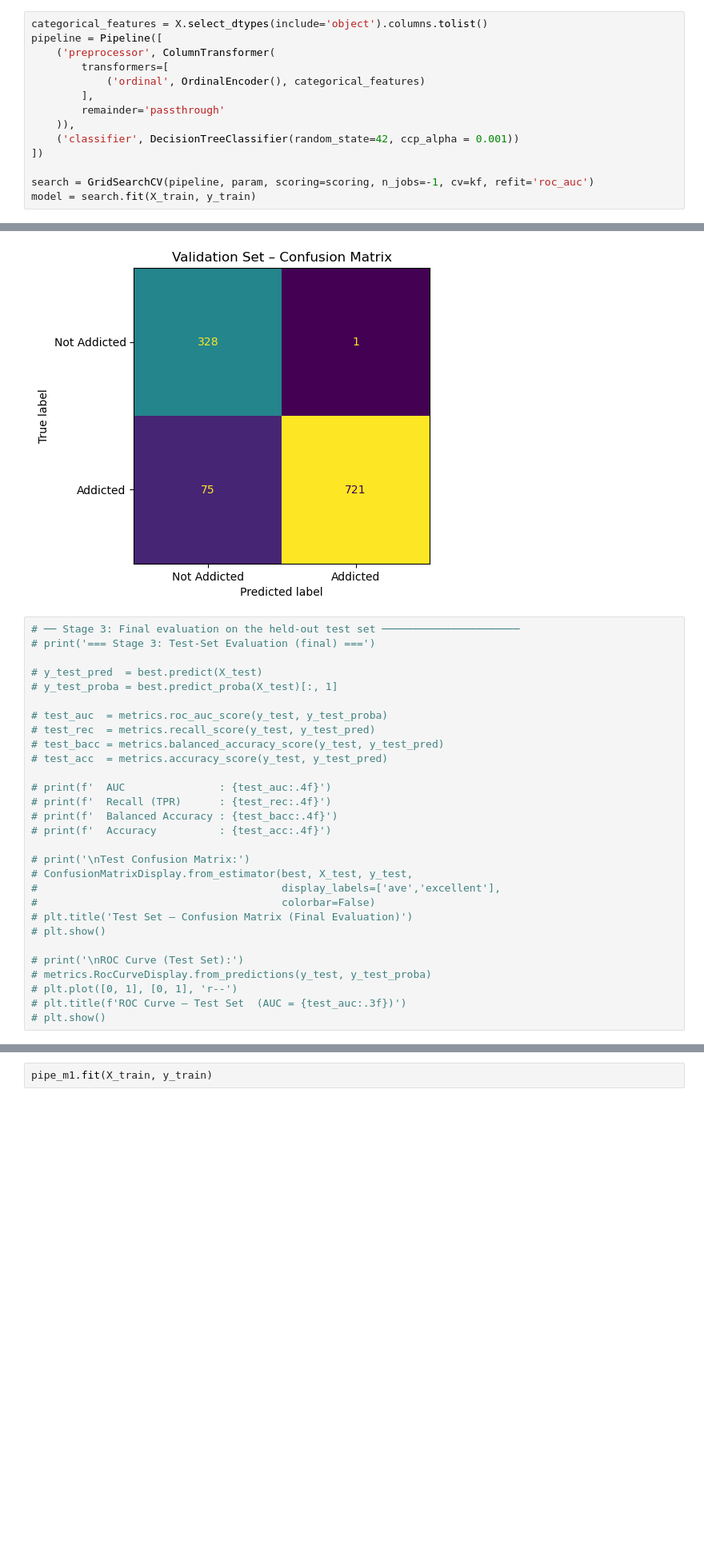
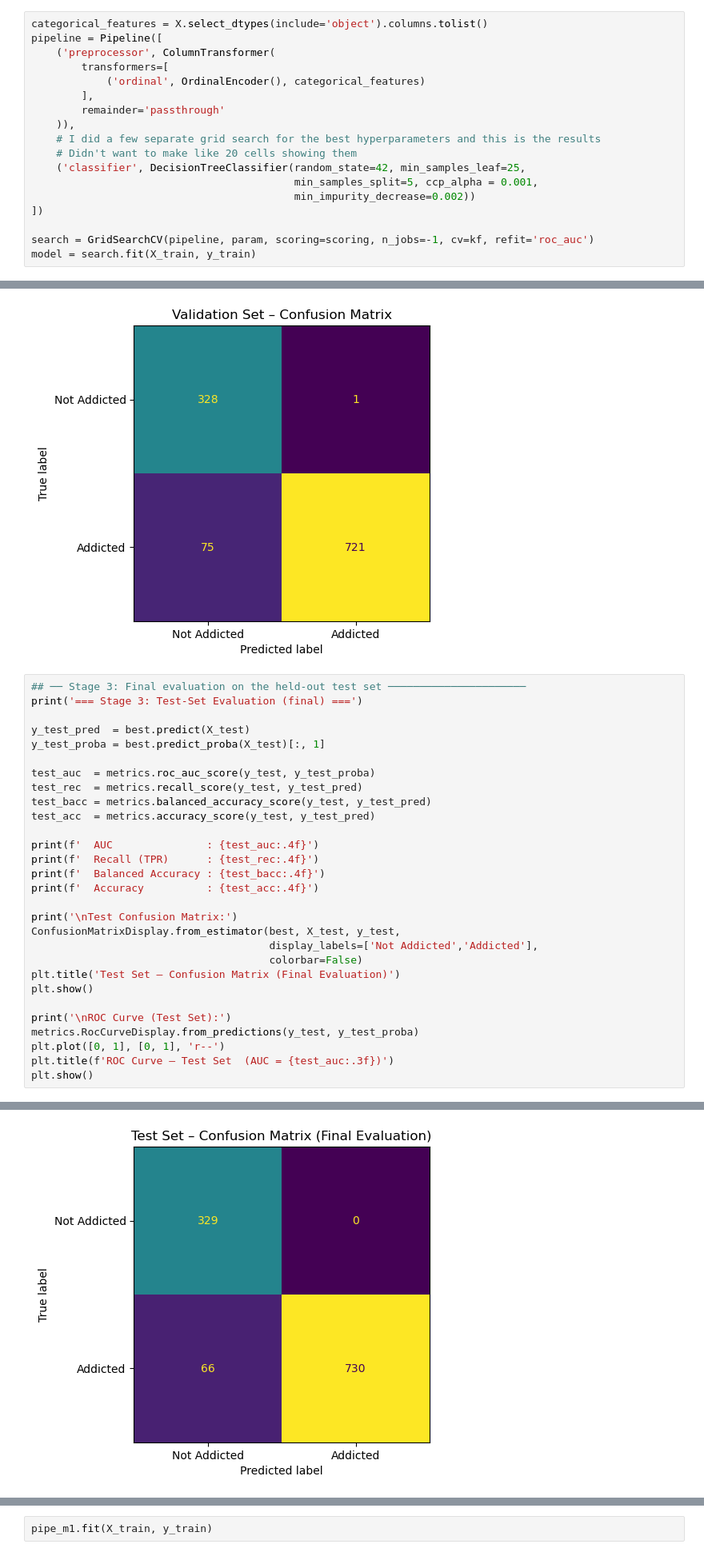
Before and after one commit to Ryanmh1024/final-analytics-project, a Jupyter notebook: ProjectNotebook.ipynb, the cells around one changed output, grey strips where cells are left out. Shown at 80% size. Drawn from its saved outputs; the diff is of its cells as text; blank space fills up the shorter version.

```diff
--- a/ProjectNotebook.ipynb
+++ b/ProjectNotebook.ipynb
@@ -195,7 +196,11 @@ pipeline = Pipeline([
         ],
         remainder='passthrough'
     )),
-    ('classifier', DecisionTreeClassifier(random_state=42, ccp_alpha = 0.001))
+    # I did a few separate grid search for the best hyperparameters and this is the results
+    # Didn't want to make like 20 cells showing them
+    ('classifier', DecisionTreeClassifier(random_state=42, min_samples_leaf=25,
+                                          min_samples_split=5, ccp_alpha = 0.001,
+                                          min_impurity_decrease=0.002))
 ])
 
 search = GridSearchCV(pipeline, param, scoring=scoring, n_jobs=-1, cv=kf, refit='roc_auc')
@@ -342,31 +348,32 @@ plt.show()
 Validation Confusion Matrix:
 [figure]
 # %%
-# ── Stage 3: Final evaluation on the held-out test set ──────────────────────
-# print('=== Stage 3: Test-Set Evaluation (final) ===')
+## ── Stage 3: Final evaluation on the held-out test set ──────────────────────
+print('=== Stage 3: Test-Set Evaluation (final) ===')
 
-# y_test_pred  = best.predict(X_test)
-# y_test_proba = best.predict_proba(X_test)[:, 1]
+y_test_pred  = best.predict(X_test)
+y_test_proba = best.predict_proba(X_test)[:, 1]
 
-# test_auc  = metrics.roc_auc_score(y_test, y_test_proba)
-# test_rec  = metrics.recall_score(y_test, y_test_pred)
-# test_bacc = metrics.balanced_accuracy_score(y_test, y_test_pred)
-# test_acc  = metrics.accuracy_score(y_test, y_test_pred)
+test_auc  = metrics.roc_auc_score(y_test, y_test_proba)
+test_rec  = metrics.recall_score(y_test, y_test_pred)
+test_bacc = metrics.balanced_accuracy_score(y_test, y_test_pred)
+test_acc  = metrics.accuracy_score(y_test, y_test_pred)
 
-# print(f'  AUC               : {test_auc:.4f}')
-# print(f'  Recall (TPR)      : {test_rec:.4f}')
-# print(f'  Balanced Accuracy : {test_bacc:.4f}')
-# print(f'  Accuracy          : {test_acc:.4f}')
+print(f'  AUC               : {test_auc:.4f}')
+print(f'  Recall (TPR)      : {test_rec:.4f}')
+print(f'  Balanced Accuracy : {test_bacc:.4f}')
+print(f'  Accuracy          : {test_acc:.4f}')
 
-# print('\nTest Confusion Matrix:')
-# ConfusionMatrixDisplay.from_estimator(best, X_test, y_test,
-#                                       display_labels=['ave','excellent'],
-#                                       colorbar=False)
-# plt.title('Test Set – Confusion Matrix (Final Evaluation)')
-# plt.show()
+print('\nTest Confusion Matrix:')
+ConfusionMatrixDisplay.from_estimator(best, X_test, y_test,
+                                      display_labels=['Not Addicted','Addicted'],
+                                      colorbar=False)
+plt.title('Test Set – Confusion Matrix (Final Evaluation)')
+plt.show()
 
-# print('\nROC Curve (Test Set):')
-# metrics.RocCurveDisplay.from_predictions(y_test, y_test_proba)
-# plt.plot([0, 1], [0, 1], 'r--')
-# plt.title(f'ROC Curve – Test Set  (AUC = {test_auc:.3f})')
-# plt.show()
+print('\nROC Curve (Test Set):')
+metrics.RocCurveDisplay.from_predictions(y_test, y_test_proba)
+plt.plot([0, 1], [0, 1], 'r--')
+plt.title(f'ROC Curve – Test Set  (AUC = {test_auc:.3f})')
+plt.show()
+# %% [output]
@@ -372,0 +387 @@ Validation Confusion Matrix:
+[figure, added]
```
Also changed, not shown: parts of 8 cells of this notebook.
